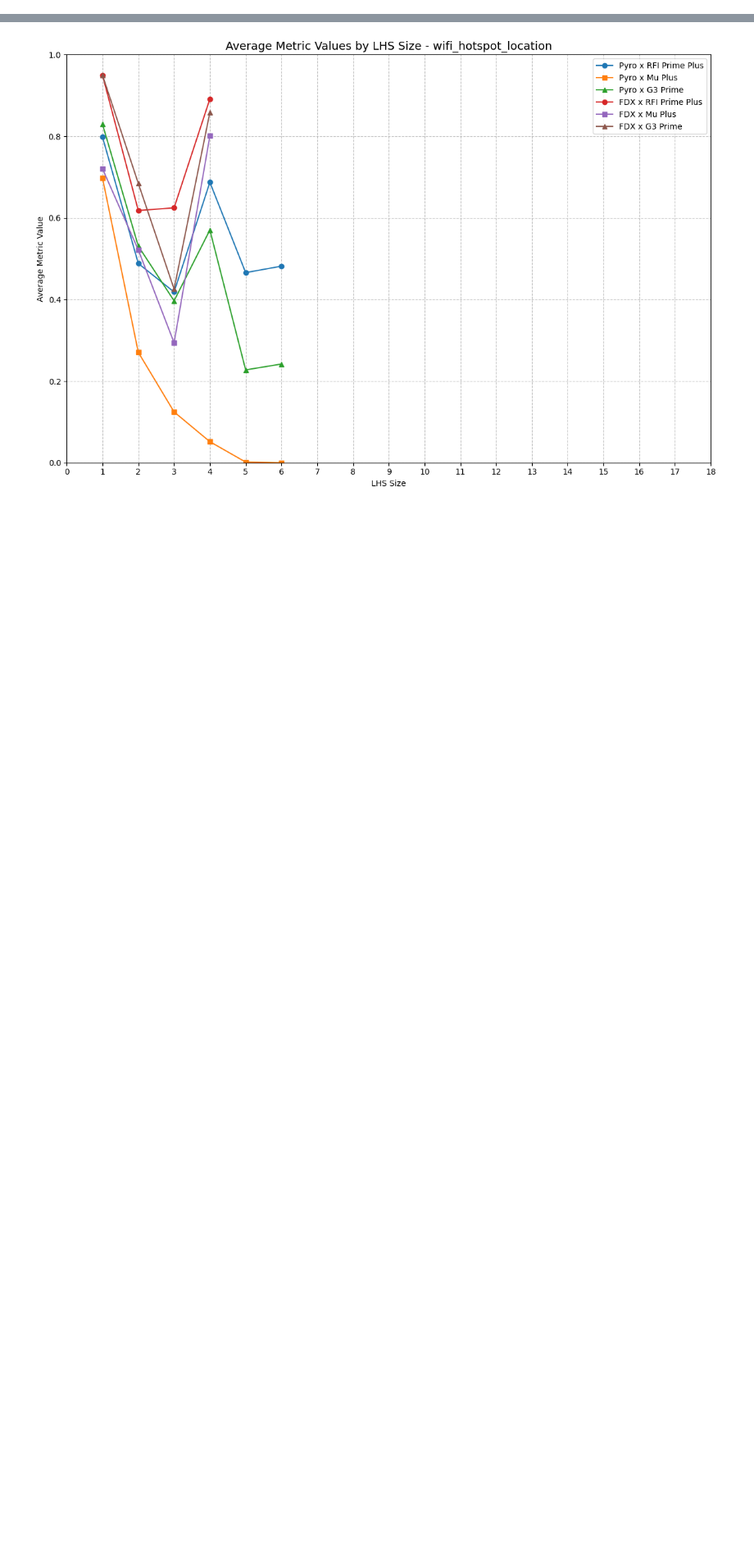
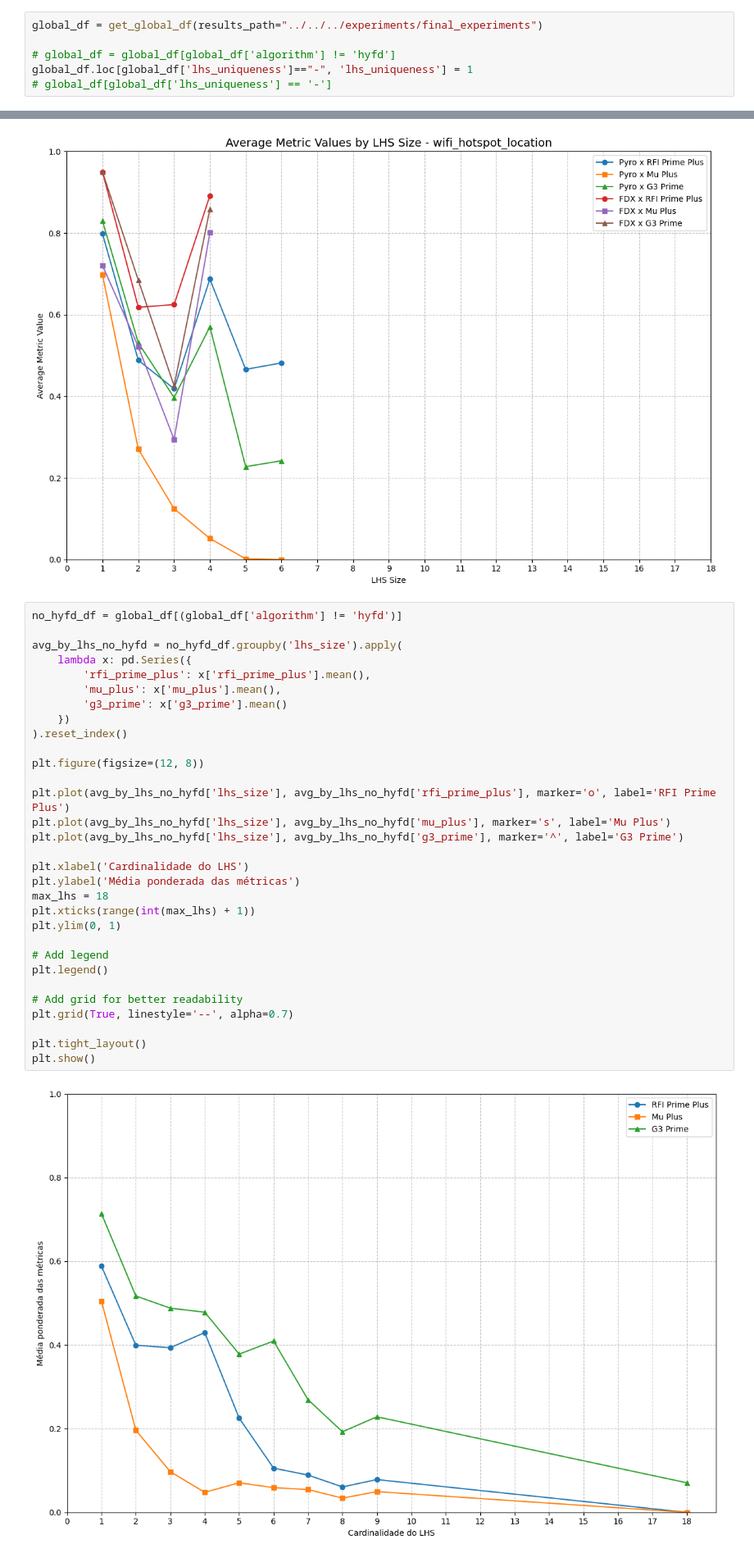
Before and after one commit to AlexF99/tcc, a Jupyter notebook: src/metrics/visualizations/lhs.ipynb, the cells around one changed output, grey strips where cells are left out. Shown at 82% size. Cells and saved outputs as stored; diff of their text form; blank space fills up the shorter version.

Commit message:
lhs experiments

```diff
--- a/src/metrics/visualizations/lhs.ipynb
+++ b/src/metrics/visualizations/lhs.ipynb
@@ -8,0 +7,6 @@ global_df = get_global_df(results_path="../../../experiments/final_experiments")
+# %%
+global_df = get_global_df(results_path="../../../experiments/final_experiments")
+
+# global_df = global_df[global_df['algorithm'] != 'hyfd']
+global_df.loc[global_df['lhs_uniqueness']=="-", 'lhs_uniqueness'] = 1
+# global_df[global_df['lhs_uniqueness'] == '-']
@@ -149,3 +171,36 @@ for dataset in global_df['dataset'].unique():
 [figure]
 [figure]
 [figure]
+# %%
+no_hyfd_df = global_df[(global_df['algorithm'] != 'hyfd')]
+
+avg_by_lhs_no_hyfd = no_hyfd_df.groupby('lhs_size').apply(
+    lambda x: pd.Series({
+        'rfi_prime_plus': x['rfi_prime_plus'].mean(),
+        'mu_plus': x['mu_plus'].mean(),
+        'g3_prime': x['g3_prime'].mean()
+    })
+).reset_index()
+
+plt.figure(figsize=(12, 8))
+
+plt.plot(avg_by_lhs_no_hyfd['lhs_size'], avg_by_lhs_no_hyfd['rfi_prime_plus'], marker='o', label='RFI Prime Plus')
+plt.plot(avg_by_lhs_no_hyfd['lhs_size'], avg_by_lhs_no_hyfd['mu_plus'], marker='s', label='Mu Plus')
+plt.plot(avg_by_lhs_no_hyfd['lhs_size'], avg_by_lhs_no_hyfd['g3_prime'], marker='^', label='G3 Prime')
+
+plt.xlabel('Cardinalidade do LHS')
+plt.ylabel('Média ponderada das métricas')
+max_lhs = 18
+plt.xticks(range(int(max_lhs) + 1))
+plt.ylim(0, 1)
+
+# Add legend
+plt.legend()
+
+# Add grid for better readability
+plt.grid(True, linestyle='--', alpha=0.7)
+
+plt.tight_layout()
+plt.show()
+# %% [output]
+[figure, added]
```
Also changed, not shown: parts of 3 cells of this notebook, 2 other files.
